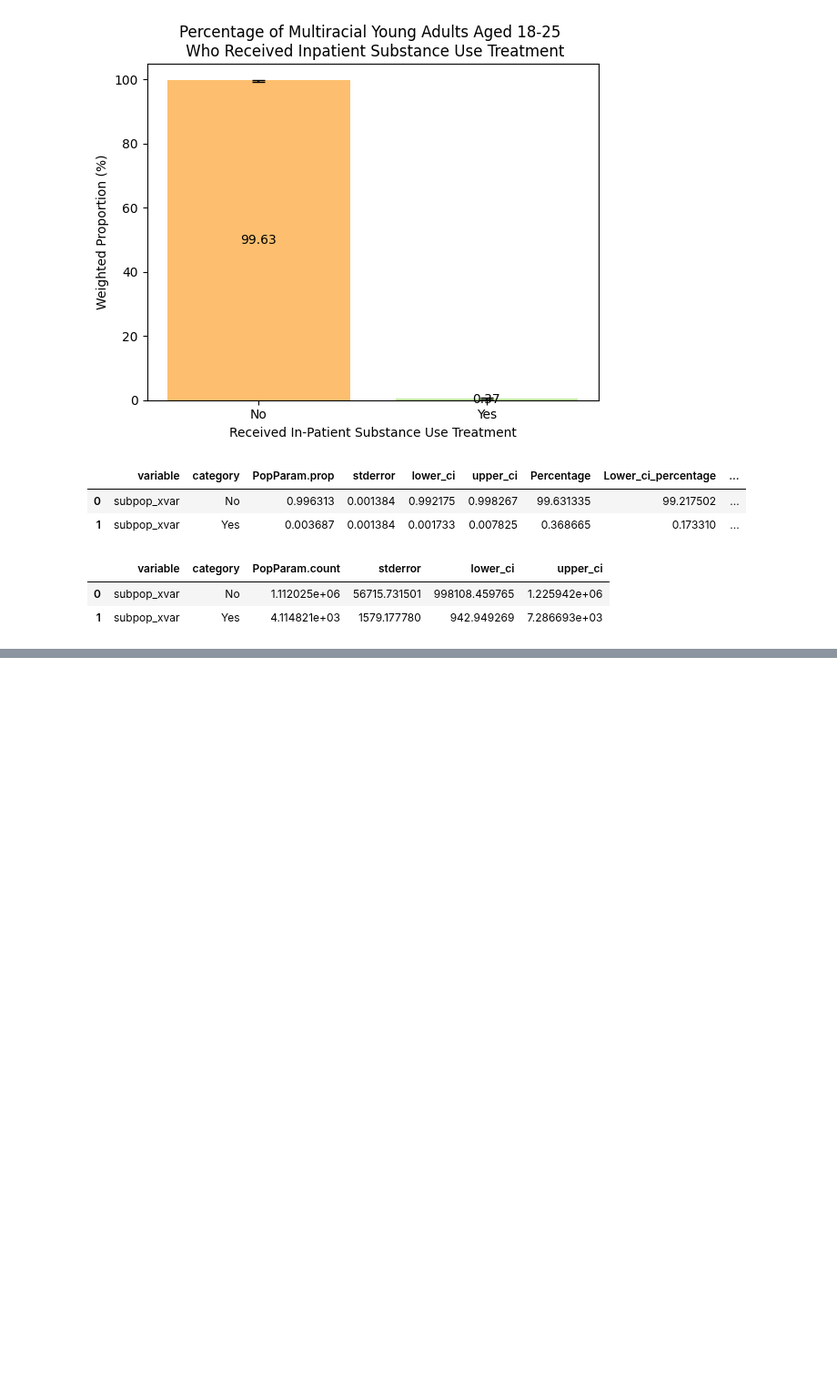
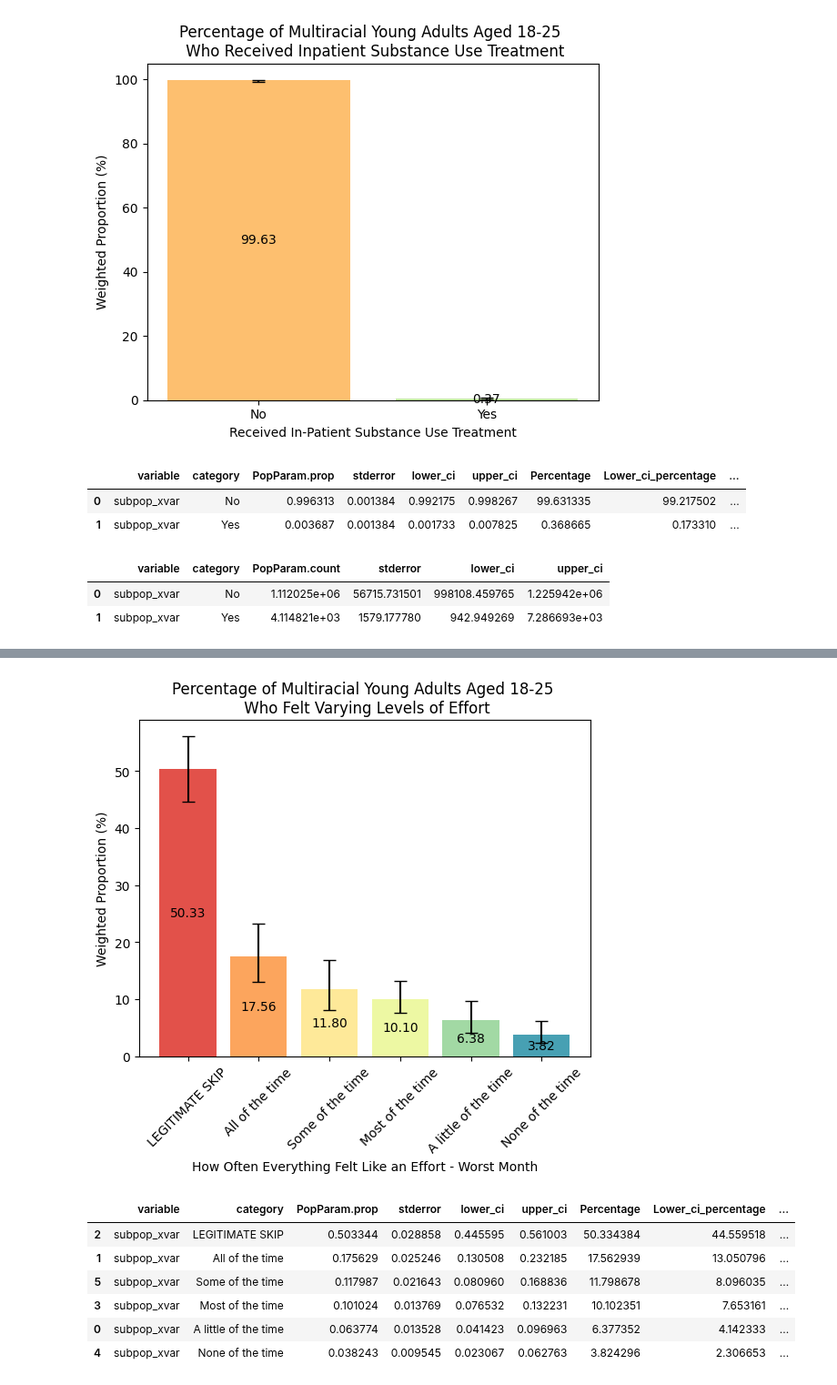
Before and after one commit to Platt-John/John-Platt-DA-401-Project, a Jupyter notebook: code/DA_401_Data_Exploration.ipynb, the cells around one changed output, grey strips where cells are left out. Shown at 91% size. Drawn from its saved outputs; the diff is of its cells as text; code cells hidden in the pictures; blank space fills up the shorter version.

```diff
--- a/code/DA_401_Data_Exploration.ipynb
+++ b/code/DA_401_Data_Exploration.ipynb
@@ -462,0 +584,12 @@ frequencies(nsduh_2023,'SUTINPPY',na_rm=True)
+# %%
+#Examine past year everything felt like an effort frequencies among multiracial young adults aged 18-25
+rel_freq_barplot(nsduh_2023,'IRDSTEFF12','How Often Everything Felt Like an Effort - Worst Month',45,"Percentage of Multiracial Young Adults Aged 18-25 \n Who Felt Varying Levels of Effort")
+# %% [output]
+[figure, added]
+|  | variable | category | PopParam.prop | stderror | lower_ci | upper_ci | Percentage | Lower_ci_percentage | ... |
+| 2 | subpop_xvar | LEGITIMATE SKIP | 0.503344 | 0.028858 | 0.445595 | 0.561003 | 50.334384 | 44.559518 | ... |
+| 1 | subpop_xvar | All of the time | 0.175629 | 0.025246 | 0.130508 | 0.232185 | 17.562939 | 13.050796 | ... |
+| 5 | subpop_xvar | Some of the time | 0.117987 | 0.021643 | 0.080960 | 0.168836 | 11.798678 | 8.096035 | ... |
+| 3 | subpop_xvar | Most of the time | 0.101024 | 0.013769 | 0.076532 | 0.132231 | 10.102351 | 7.653161 | ... |
+| 0 | subpop_xvar | A little of the time | 0.063774 | 0.013528 | 0.041423 | 0.096963 | 6.377352 | 4.142333 | ... |
+| 4 | subpop_xvar | None of the time | 0.038243 | 0.009545 | 0.023067 | 0.062763 | 3.824296 | 2.306653 | ... |
```
Also changed, not shown: parts of 27 cells of this notebook.
